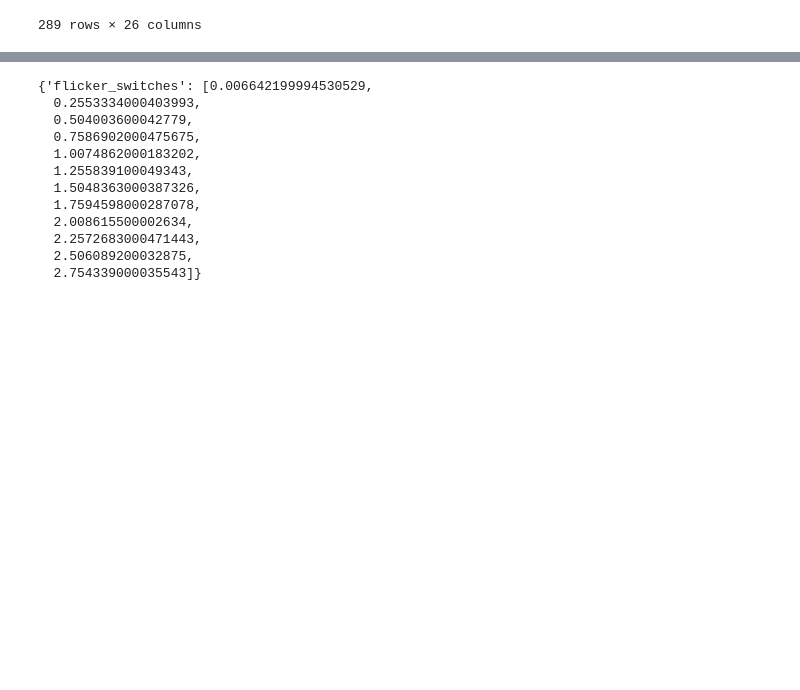
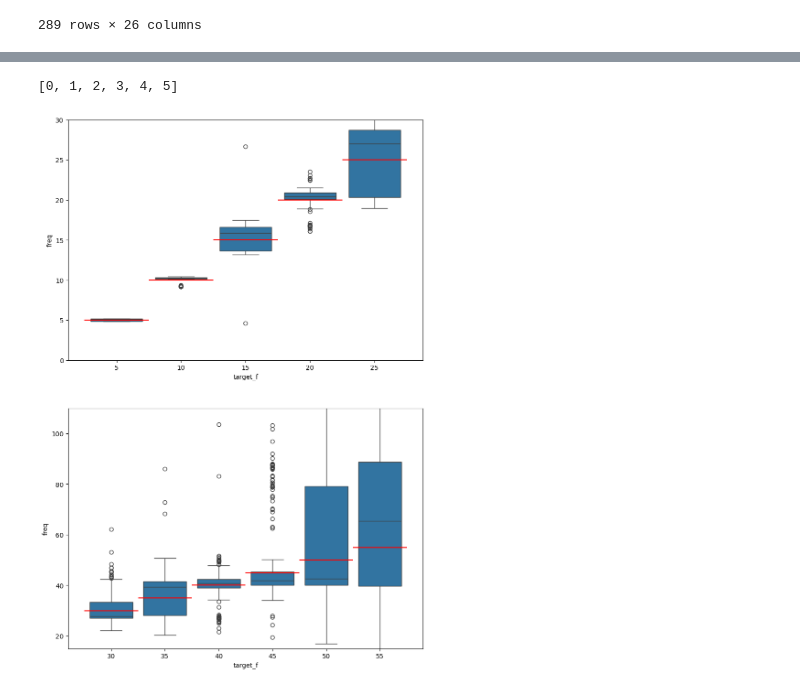
Before and after one commit to neurolingo-lab/language-intermodulation, a Jupyter notebook: notebooks/examine_flicker_test.ipynb, the cells around one changed output, grey strips where cells are left out. Saved outputs shown, nothing was run; the diff lists cells and outputs as text; code cells hidden in the pictures; blank space fills up the shorter version.

```diff
--- a/notebooks/examine_flicker_test.ipynb
+++ b/notebooks/examine_flicker_test.ipynb
@@ -81,15 +82,23 @@ ax[1].set_ylim([-2, 2])
-# %%
-data["continuous"][0]
-# %% [output]
-{'flicker_switches': [0.006642199994530529,
-  0.2553334000403993,
-  0.504003600042779,
-  0.7586902000475675,
-  1.0074862000183202,
-  1.255839100049343,
-  1.5048363000387326,
-  1.7594598000287078,
-  2.008615500002634,
-  2.2572683000471443,
-  2.506089200032875,
-  2.754339000035543]}
+# %%
+frames = []
+for i, target in stats.iloc[14::25][["trial_number", "target_f"]].values:
+    switches = pd.DataFrame(
+        np.diff(data["continuous"][int(i)]["flicker_switches"]), columns=["interval"]
+    )
+    switches["target_f"] = int(target)
+    frames.append(switches)
+switches = pd.concat(frames)
+switches["freq"] = 1 / (2 * switches["interval"])
+# %%
+fig, ax = plt.subplots(2, 1, figsize=(10, 15))
+sns.boxplot(x="target_f", y="freq", data=switches[switches["target_f"] < 30], ax=ax[0])
+ax[0].hlines([5, 10, 15, 20, 25], np.arange(5) - 0.5, np.arange(5) + 0.5, colors="r")
+ax[0].set_ylim([0, 30])
+sns.boxplot(x="target_f", y="freq", data=switches[switches["target_f"] >= 30], ax=ax[1])
+ax[1].hlines([30, 35, 40, 45, 50, 55], np.arange(6) - 0.5, np.arange(6) + 0.5, colors="r")
+ax[1].set_ylim([15, 110])
+ax = plt.gca()
+ax.get_xticks()
+# %% [output]
+[0, 1, 2, 3, 4, 5]
+[figure, added]
```
Also changed, not shown: parts of 3 cells of this notebook, 1 other file.
